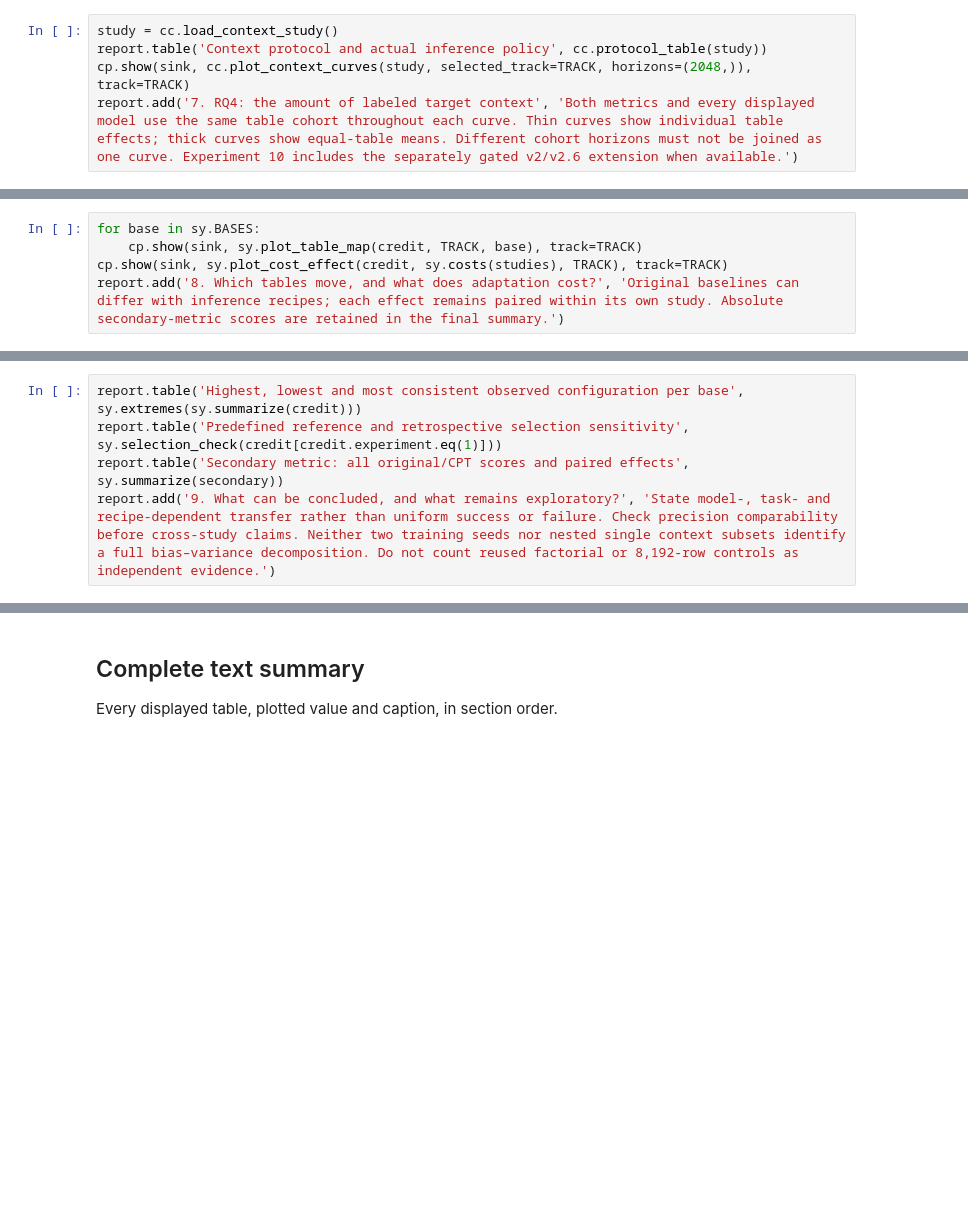
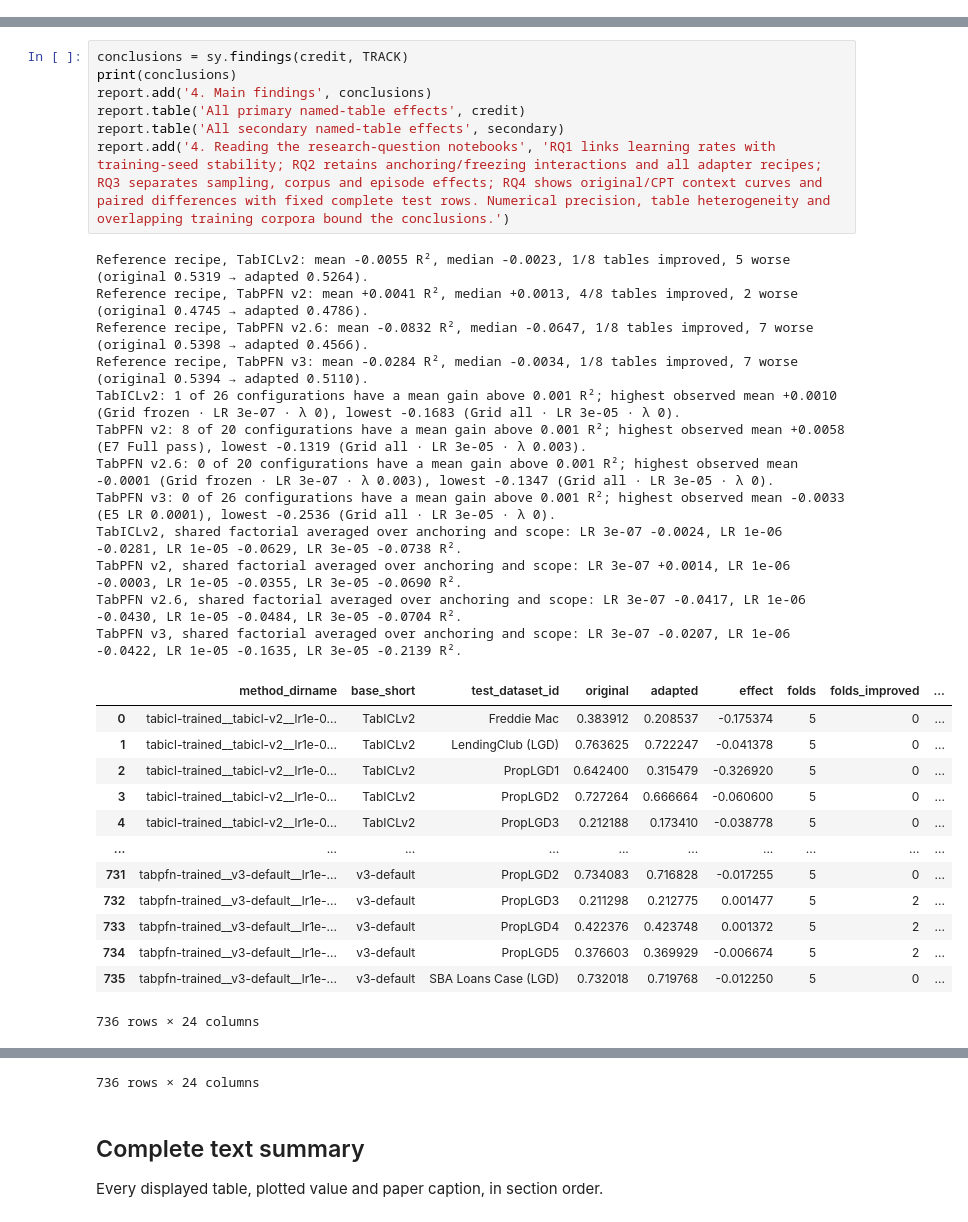
Before and after one commit to andreasgoethals/CreditPFN, a Jupyter notebook: notebooks/general/04_overview_lgd.ipynb, the cells around one changed output, grey strips where cells are left out. Drawn from its saved outputs; the diff is of its cells as text; blank space fills up the shorter version.

```diff
--- a/notebooks/general/04_overview_lgd.ipynb
+++ b/notebooks/general/04_overview_lgd.ipynb
@@ -214,5 +161,0 @@ Original and CPT absolute performance are shown beside their paired difference o
-# %%
-study = cc.load_context_study()
-report.table('Context protocol and actual inference policy', cc.protocol_table(study))
-cp.show(sink, cc.plot_context_curves(study, selected_track=TRACK, horizons=(2048,)), track=TRACK)
-report.add('7. RQ4: the amount of labeled target context', 'Both metrics and every displayed model use the same table cohort throughout each curve. Thin curves show individual table effects; thick curves show equal-table means. Different cohort horizons must not be joined as one curve. Experiment 10 includes the separately gated v2/v2.6 extension when available.')
@@ -238,5 +161,0 @@ The table maps retain named tables and outcome-independent arms. Training cost i
-# %%
-for base in sy.BASES:
-    cp.show(sink, sy.plot_table_map(credit, TRACK, base), track=TRACK)
-cp.show(sink, sy.plot_cost_effect(credit, sy.costs(studies), TRACK), track=TRACK)
-report.add('8. Which tables move, and what does adaptation cost?', 'Original baselines can differ with inference recipes; each effect remains paired within its own study. Absolute secondary-metric scores are retained in the final summary.')
@@ -262,5 +161,0 @@ The predefined reference is the interpretable starting point. The best observed
-# %%
-report.table('Highest, lowest and most consistent observed configuration per base', sy.extremes(sy.summarize(credit)))
-report.table('Predefined reference and retrospective selection sensitivity', sy.selection_check(credit[credit.experiment.eq(1)]))
-report.table('Secondary metric: all original/CPT scores and paired effects', sy.summarize(secondary))
-report.add('9. What can be concluded, and what remains exploratory?', 'State model-, task- and recipe-dependent transfer rather than uniform success or failure. Check precision comparability before cross-study claims. Neither two training seeds nor nested single context subsets identify a full bias–variance decomposition. Do not count reused factorial or 8,192-row controls as independent evidence.')
@@ -298,0 +166,33 @@ report.add('9. What can be concluded, and what remains exploratory?', 'State mod
+# %%
+conclusions = sy.findings(credit, TRACK)
+print(conclusions)
+report.add('4. Main findings', conclusions)
+report.table('All primary named-table effects', credit)
+report.table('All secondary named-table effects', secondary)
+report.add('4. Reading the research-question notebooks', 'RQ1 links learning rates with training-seed stability; RQ2 retains anchoring/freezing interactions and all adapter recipes; RQ3 separates sampling, corpus and episode effects; RQ4 shows original/CPT context curves and paired differences with fixed complete test rows. Numerical precision, table heterogeneity and overlapping training corpora bound the conclusions.')
+# %% [output]
+Reference recipe, TabICLv2: mean -0.0055 R², median -0.0023, 1/8 tables improved, 5 worse (original 0.5319 → adapted 0.5264).
+Reference recipe, TabPFN v2: mean +0.0041 R², median +0.0013, 4/8 tables improved, 2 worse (original 0.4745 → adapted 0.4786).
+Reference recipe, TabPFN v2.6: mean -0.0832 R², median -0.0647, 1/8 tables improved, 7 worse (original 0.5398 → adapted 0.4566).
+Reference recipe, TabPFN v3: mean -0.0284 R², median -0.0034, 1/8 tables improved, 7 worse (original 0.5394 → adapted 0.5110).
+TabICLv2: 1 of 26 configurations have a mean gain above 0.001 R²; highest observed mean +0.0010 (Grid frozen · LR 3e-07 · λ 0), lowest -0.1683 (Grid all · LR 3e-05 · λ 0).
+TabPFN v2: 8 of 20 configurations have a mean gain above 0.001 R²; highest observed mean +0.0058 (E7 Full pass), lowest -0.1319 (Grid all · LR 3e-05 · λ 0.003).
+TabPFN v2.6: 0 of 20 configurations have a mean gain above 0.001 R²; highest observed mean -0.0001 (Grid frozen · LR 3e-07 · λ 0.003), lowest -0.1347 (Grid all · LR 3e-05 · λ 0).
+TabPFN v3: 0 of 26 configurations have a mean gain above 0.001 R²; highest observed mean -0.0033 (E5 LR 0.0001), lowest -0.2536 (Grid all · LR 3e-05 · λ 0).
+TabICLv2, shared factorial averaged over anchoring and scope: LR 3e-07 -0.0024, LR 1e-06 -0.0281, LR 1e-05 -0.0629, LR 3e-05 -0.0738 R².
+TabPFN v2, shared factorial averaged over anchoring and scope: LR 3e-07 +0.0014, LR 1e-06 -0.0003, LR 1e-05 -0.0355, LR 3e-05 -0.0690 R².
+TabPFN v2.6, shared factorial averaged over anchoring and scope: LR 3e-07 -0.0417, LR 1e-06 -0.0430, LR 1e-05 -0.0484, LR 3e-05 -0.0704 R².
+TabPFN v3, shared factorial averaged over anchoring and scope: LR 3e-07 -0.0207, LR 1e-06 -0.0422, LR 1e-05 -0.1635, LR 3e-05 -0.2139 R².
+|  | method_dirname | base_short | test_dataset_id | original | adapted | effect | folds | folds_improved | ... |
+| 0 | tabicl-trained__tabicl-v2__lr1e-0... | TabICLv2 | Freddie Mac | 0.383912 | 0.208537 | -0.175374 | 5 | 0 | ... |
+| 1 | tabicl-trained__tabicl-v2__lr1e-0... | TabICLv2 | LendingClub (LGD) | 0.763625 | 0.722247 | -0.041378 | 5 | 0 | ... |
+| 2 | tabicl-trained__tabicl-v2__lr1e-0... | TabICLv2 | PropLGD1 | 0.642400 | 0.315479 | -0.326920 | 5 | 0 | ... |
+| 3 | tabicl-trained__tabicl-v2__lr1e-0... | TabICLv2 | PropLGD2 | 0.727264 | 0.666664 | -0.060600 | 5 | 0 | ... |
+| 4 | tabicl-trained__tabicl-v2__lr1e-0... | TabICLv2 | PropLGD3 | 0.212188 | 0.173410 | -0.038778 | 5 | 0 | ... |
+| ... | ... | ... | ... | ... | ... | ... | ... | ... | ... |
+| 731 | tabpfn-trained__v3-default__lr1e-... | v3-default | PropLGD2 | 0.734083 | 0.716828 | -0.017255 | 5 | 0 | ... |
+| 732 | tabpfn-trained__v3-default__lr1e-... | v3-default | PropLGD3 | 0.211298 | 0.212775 | 0.001477 | 5 | 2 | ... |
+| 733 | tabpfn-trained__v3-default__lr1e-... | v3-default | PropLGD4 | 0.422376 | 0.423748 | 0.001372 | 5 | 2 | ... |
+| 734 | tabpfn-trained__v3-default__lr1e-... | v3-default | PropLGD5 | 0.376603 | 0.369929 | -0.006674 | 5 | 2 | ... |
+| 735 | tabpfn-trained__v3-default__lr1e-... | v3-default | SBA Loans Case (LGD) | 0.732018 | 0.719768 | -0.012250 | 5 | 0 | ... |
+736 rows × 24 columns
@@ -299,7 +211,8 @@ report.add('9. What can be concluded, and what remains exploratory?', 'State mod
+736 rows × 24 columns
 # %% [markdown]
 ## Complete text summary
 
-Every displayed table, plotted value and caption, in section order.
+Every displayed table, plotted value and paper caption, in section order.
 # %%
 print(report.summary(sink))
 # %% [output]
```
Also changed, not shown: parts of 30 cells of this notebook, 59 other files.
